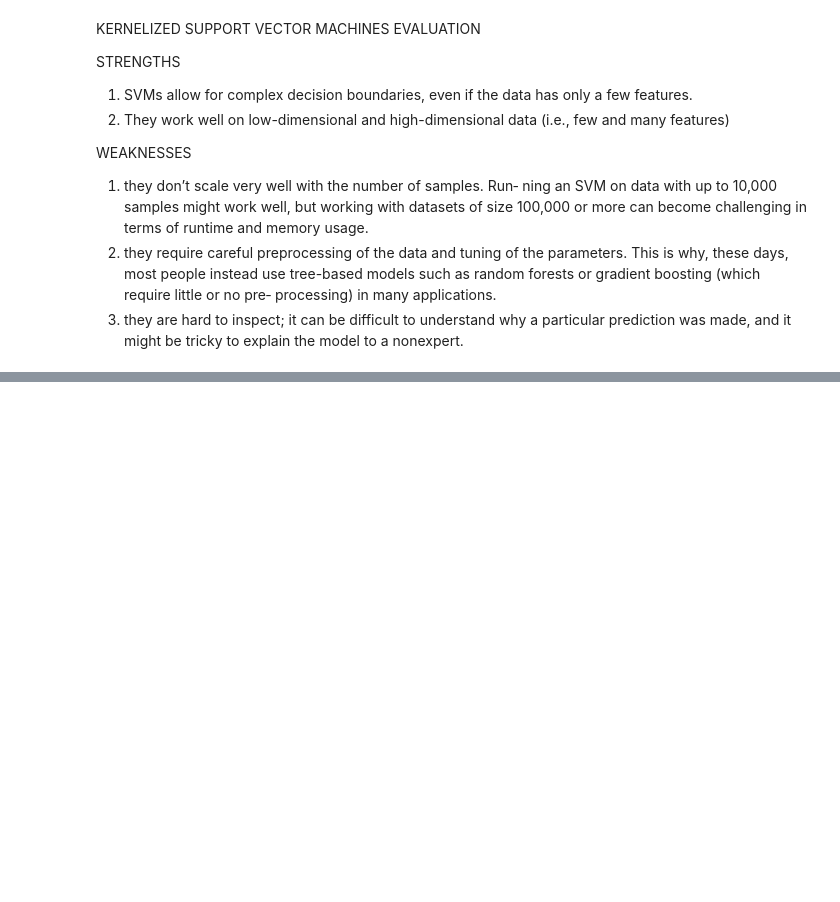
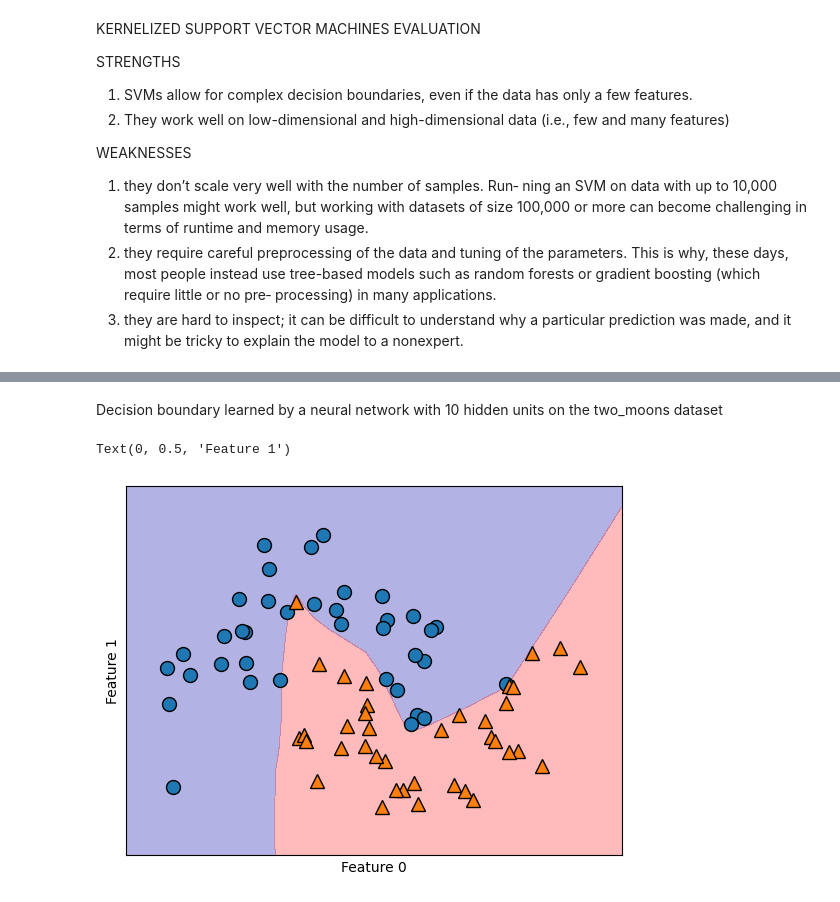
Before and after one commit to misacodes/ml_basics, a Jupyter notebook: 1_supervised_learning.ipynb, the cells around one changed output, grey strips where cells are left out. Cells and saved outputs as stored; diff of their text form; code cells hidden in the pictures; blank space fills up the shorter version.

```diff
--- a/1_supervised_learning.ipynb
+++ b/1_supervised_learning.ipynb
@@ -1046,0 +1087,17 @@ Here, we will only discuss some relatively simple methods, namely multilayer per
+# %% [markdown]
+Decision boundary learned by a neural network with 10 hidden units on the two_moons dataset
+# %%
+from sklearn.neural_network import MLPClassifier
+from sklearn.datasets import make_moons
+X, y = make_moons(n_samples=100, noise=0.25, random_state=3)
+X_train, X_test, y_train, y_test = train_test_split(X, y, stratify=y,
+                                                    random_state=42)
+
+mlp = MLPClassifier(solver='lbfgs', random_state=0).fit(X_train, y_train)
+mglearn.plots.plot_2d_separator(mlp, X_train, fill=True, alpha=.3)
+mglearn.discrete_scatter(X_train[:, 0], X_train[:, 1], y_train)
+plt.xlabel("Feature 0")
+plt.ylabel("Feature 1")
+# %% [output]
+Text(0, 0.5, 'Feature 1')
+[figure, added]
```
Also changed, not shown: parts of 29 cells of this notebook.
